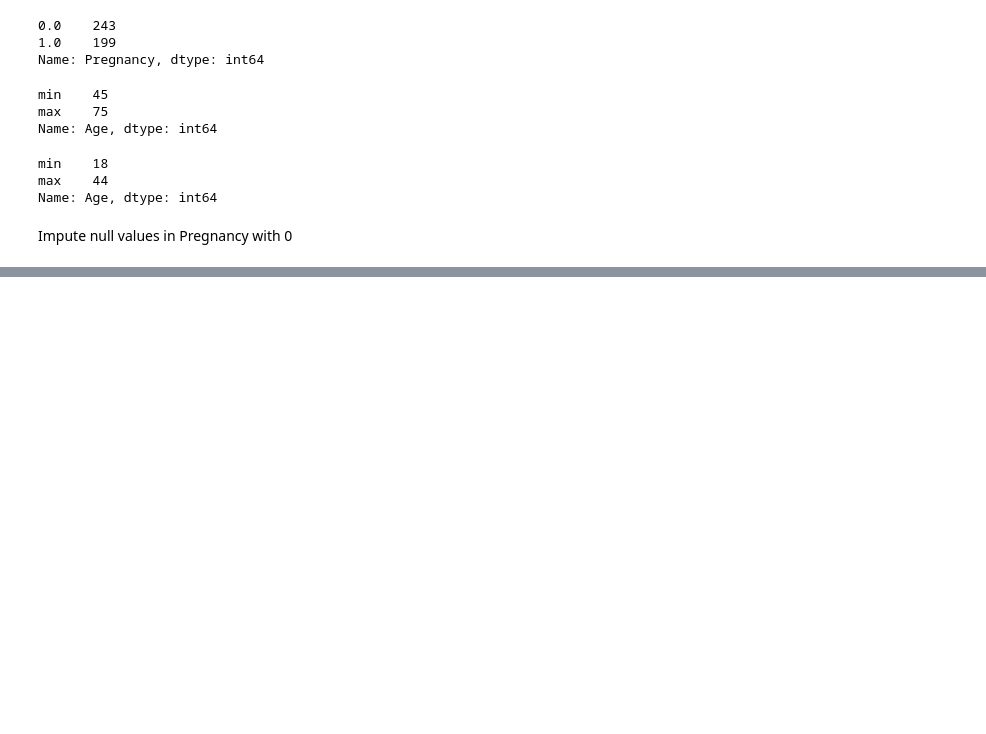
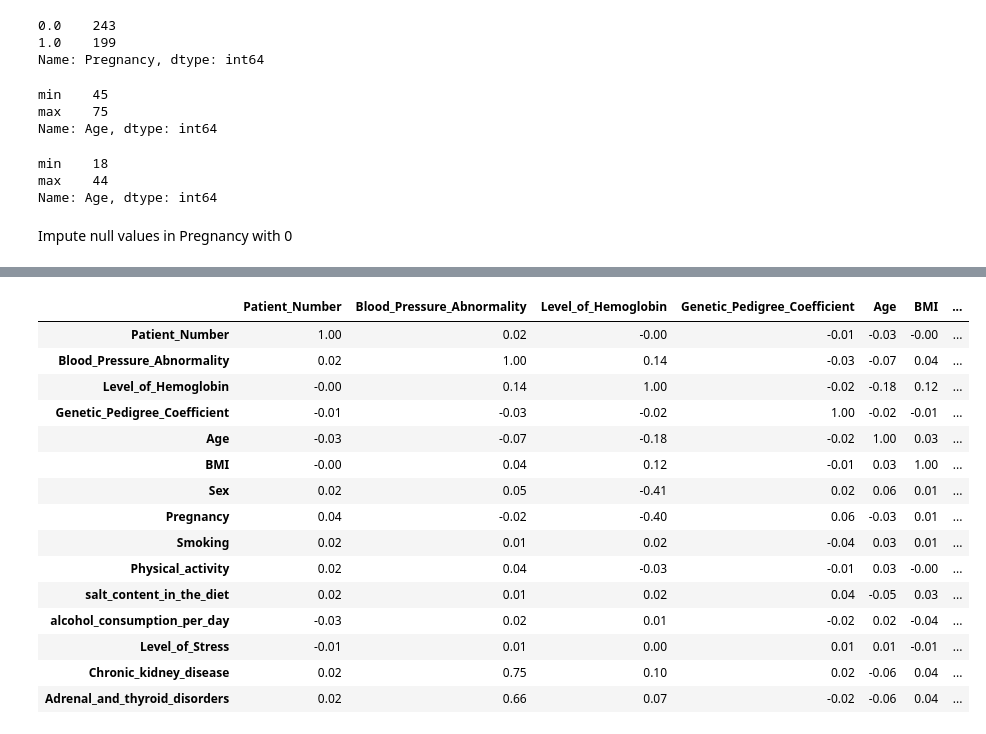
Before and after one commit to varunkr24/Machine-Learning, a Jupyter notebook: Classify_Abnormal_BP.ipynb, the cells around one changed output, grey strips where cells are left out. Saved outputs shown, nothing was run; the diff lists cells and outputs as text; code cells hidden in the pictures; blank space fills up the shorter version.

```diff
--- a/Classify_Abnormal_BP.ipynb
+++ b/Classify_Abnormal_BP.ipynb
@@ -6,3 +10,6 @@ import pandas as pd
+# %%
+from IPython.display import display
+pd.set_option('display.max_rows', 500)
 # %%
 from google.colab import files
 uploaded = files.upload()
@@ -96,0 +139,19 @@ Impute null values in Pregnancy with 0
+# %%
+df.corr().round(decimals=2)
+# %% [output]
+|  | Patient_Number | Blood_Pressure_Abnormality | Level_of_Hemoglobin | Genetic_Pedigree_Coefficient | Age | BMI | ... |
+| Patient_Number | 1.00 | 0.02 | -0.00 | -0.01 | -0.03 | -0.00 | ... |
+| Blood_Pressure_Abnormality | 0.02 | 1.00 | 0.14 | -0.03 | -0.07 | 0.04 | ... |
+| Level_of_Hemoglobin | -0.00 | 0.14 | 1.00 | -0.02 | -0.18 | 0.12 | ... |
+| Genetic_Pedigree_Coefficient | -0.01 | -0.03 | -0.02 | 1.00 | -0.02 | -0.01 | ... |
+| Age | -0.03 | -0.07 | -0.18 | -0.02 | 1.00 | 0.03 | ... |
+| BMI | -0.00 | 0.04 | 0.12 | -0.01 | 0.03 | 1.00 | ... |
+| Sex | 0.02 | 0.05 | -0.41 | 0.02 | 0.06 | 0.01 | ... |
+| Pregnancy | 0.04 | -0.02 | -0.40 | 0.06 | -0.03 | 0.01 | ... |
+| Smoking | 0.02 | 0.01 | 0.02 | -0.04 | 0.03 | 0.01 | ... |
+| Physical_activity | 0.02 | 0.04 | -0.03 | -0.01 | 0.03 | -0.00 | ... |
+| salt_content_in_the_diet | 0.02 | 0.01 | 0.02 | 0.04 | -0.05 | 0.03 | ... |
+| alcohol_consumption_per_day | -0.03 | 0.02 | 0.01 | -0.02 | 0.02 | -0.04 | ... |
+| Level_of_Stress | -0.01 | 0.01 | 0.00 | 0.01 | 0.01 | -0.01 | ... |
+| Chronic_kidney_disease | 0.02 | 0.75 | 0.10 | 0.02 | -0.06 | 0.04 | ... |
+| Adrenal_and_thyroid_disorders | 0.02 | 0.66 | 0.07 | -0.02 | -0.06 | 0.04 | ... |
```
Also changed, not shown: parts of 9 cells of this notebook.
